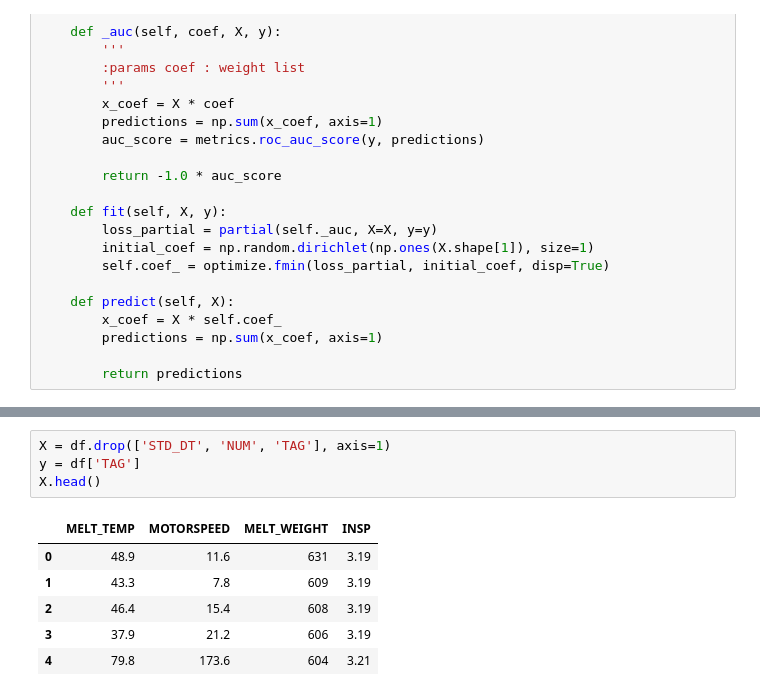
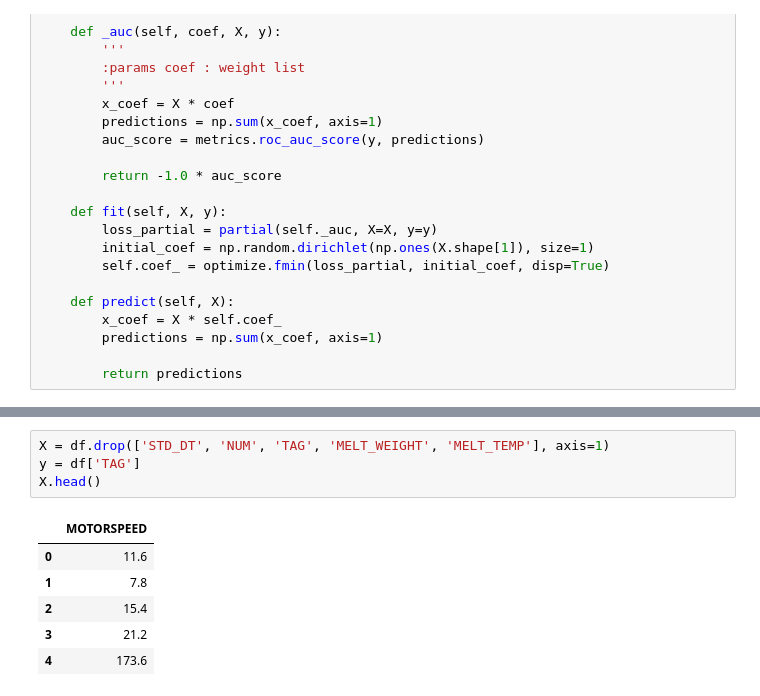
Before and after one commit to min0355/mx_competition, a Jupyter notebook: code/think_algorithm.ipynb, the cells around one changed output, grey strips where cells are left out. Saved outputs shown, nothing was run; the diff lists cells and outputs as text.

```diff
--- a/code/think_algorithm.ipynb
+++ b/code/think_algorithm.ipynb
@@ -238,14 +238,14 @@ df.head(1)
-# %%
-X = df.drop(['STD_DT', 'NUM', 'TAG'], axis=1)
-y = df['TAG']
-X.head()
-# %% [output]
-|  | MELT_TEMP | MOTORSPEED | MELT_WEIGHT | INSP |
-| 0 | 48.9 | 11.6 | 631 | 3.19 |
-| 1 | 43.3 | 7.8 | 609 | 3.19 |
-| 2 | 46.4 | 15.4 | 608 | 3.19 |
-| 3 | 37.9 | 21.2 | 606 | 3.19 |
-| 4 | 79.8 | 173.6 | 604 | 3.21 |
+# %%
+X = df.drop(['STD_DT', 'NUM', 'TAG', 'MELT_WEIGHT', 'MELT_TEMP'], axis=1)
+y = df['TAG']
+X.head()
+# %% [output]
+|  | MOTORSPEED |
+| 0 | 11.6 |
+| 1 | 7.8 |
+| 2 | 15.4 |
+| 3 | 21.2 |
+| 4 | 173.6 |
 # %%
 # 랜덤 포레스트, light GBM, XGBoost, DL, KNN => ENSEMBLE
 
```
Also changed, not shown: parts of 26 cells of this notebook.
